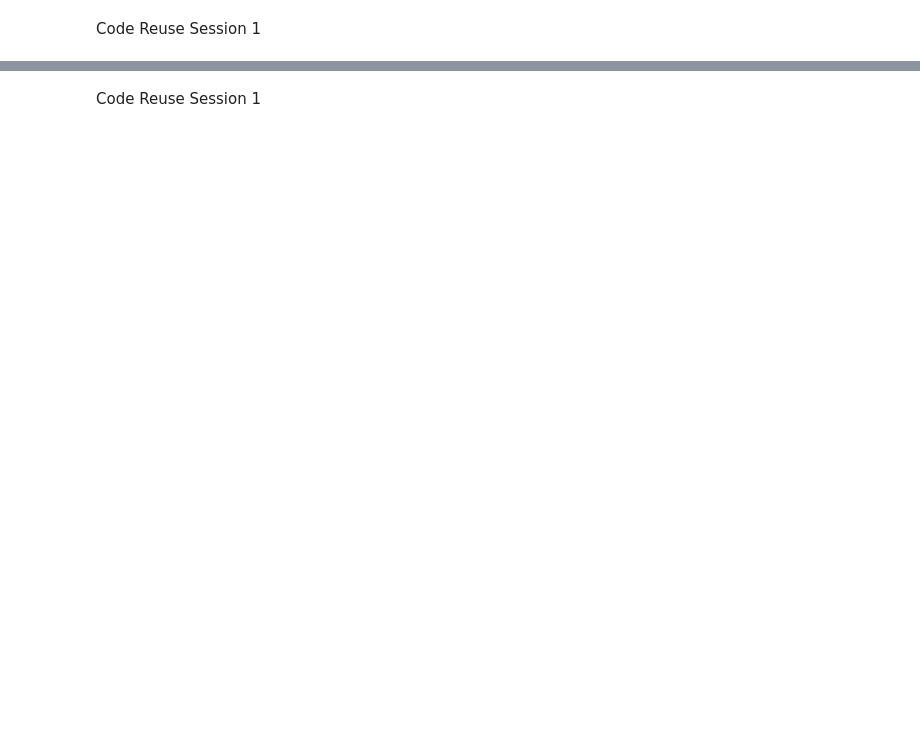
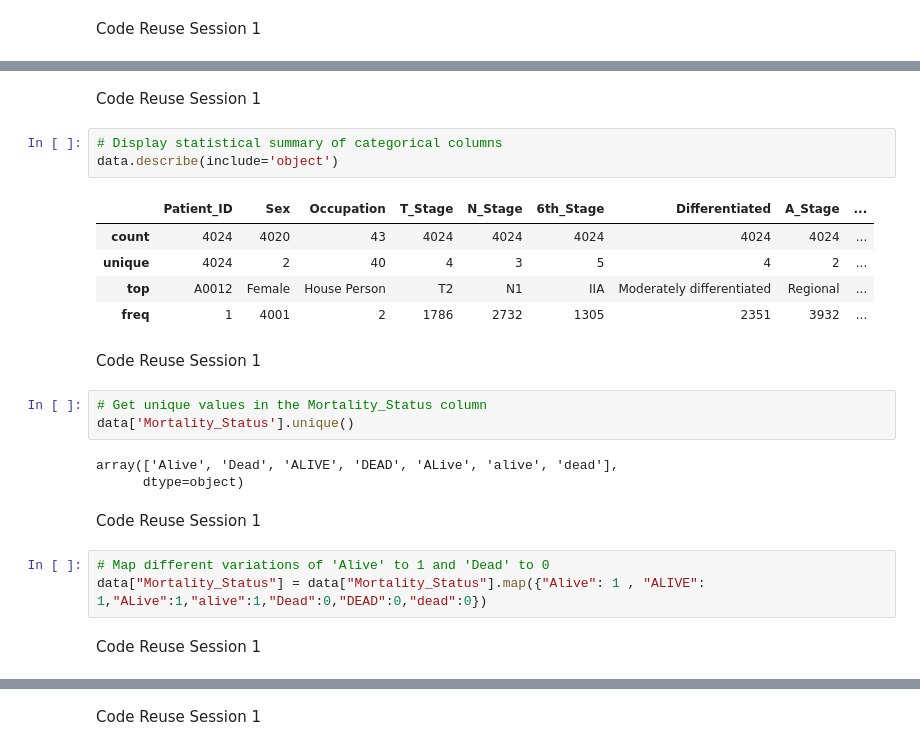
Before and after one commit to edmthinula/IIT_ML_tut, a Jupyter notebook: cw/week6.ipynb, the cells around one changed output, grey strips where cells are left out. Drawn from its saved outputs; the diff is of its cells as text; blank space fills up the shorter version.

```diff
--- a/cw/week6.ipynb
+++ b/cw/week6.ipynb
@@ -9,0 +99,26 @@ data = pd.read_csv('5DATA002W.2 Coursework Dataset(25012025v6.0).csv')
+# %% [markdown]
+Code Reuse Session 1
+# %%
+# Display statistical summary of categorical columns
+data.describe(include='object')
+# %% [output]
+|  | Patient_ID | Sex | Occupation | T_Stage | N_Stage | 6th_Stage | Differentiated | A_Stage | ... |
+| count | 4024 | 4020 | 43 | 4024 | 4024 | 4024 | 4024 | 4024 | ... |
+| unique | 4024 | 2 | 40 | 4 | 3 | 5 | 4 | 2 | ... |
+| top | A0012 | Female | House Person | T2 | N1 | IIA | Moderately differentiated | Regional | ... |
+| freq | 1 | 4001 | 2 | 1786 | 2732 | 1305 | 2351 | 3932 | ... |
+# %% [markdown]
+Code Reuse Session 1
+# %%
+# Get unique values in the Mortality_Status column
+data['Mortality_Status'].unique()
+# %% [output]
+array(['Alive', 'Dead', 'ALIVE', 'DEAD', 'ALive', 'alive', 'dead'],
+      dtype=object)
+# %% [markdown]
+Code Reuse Session 1
+# %%
+# Map different variations of 'Alive' to 1 and 'Dead' to 0
+data["Mortality_Status"] = data["Mortality_Status"].map({"Alive": 1 , "ALIVE": 1,"ALive":1,"alive":1,"Dead":0,"DEAD":0,"dead":0})
+# %% [markdown]
+Code Reuse Session 1
```
Also changed, not shown: parts of 75 cells of this notebook, 1 other file.
